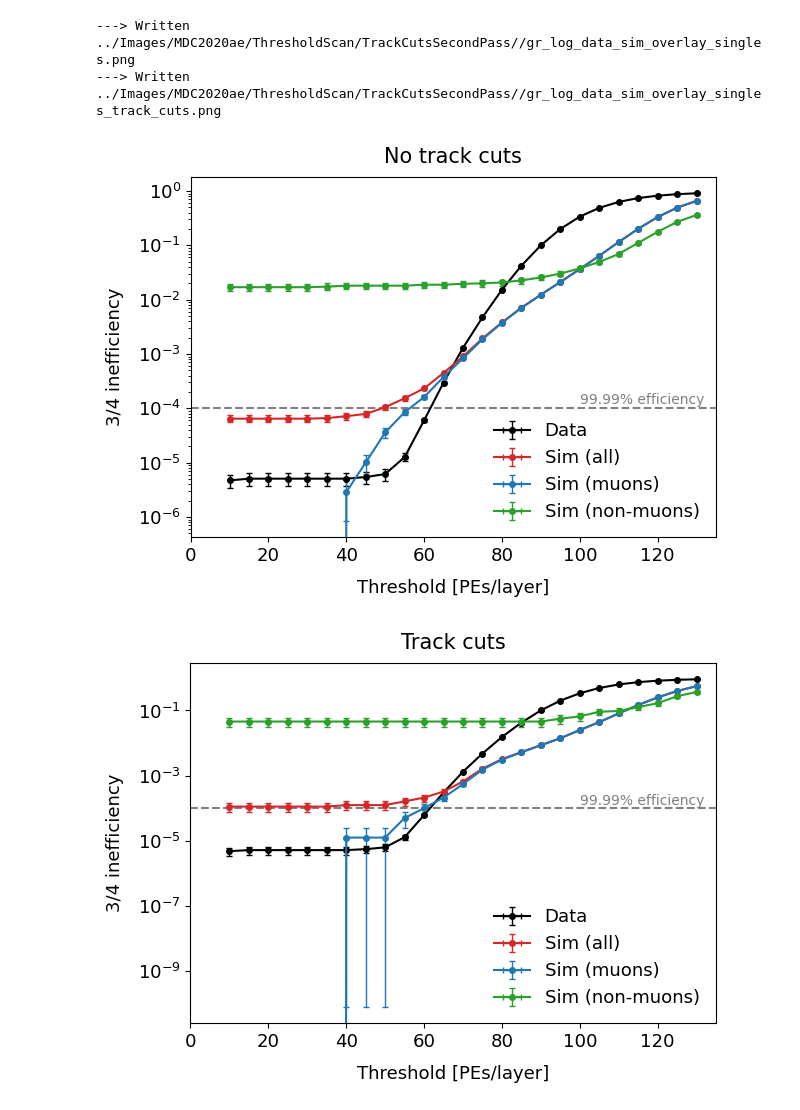
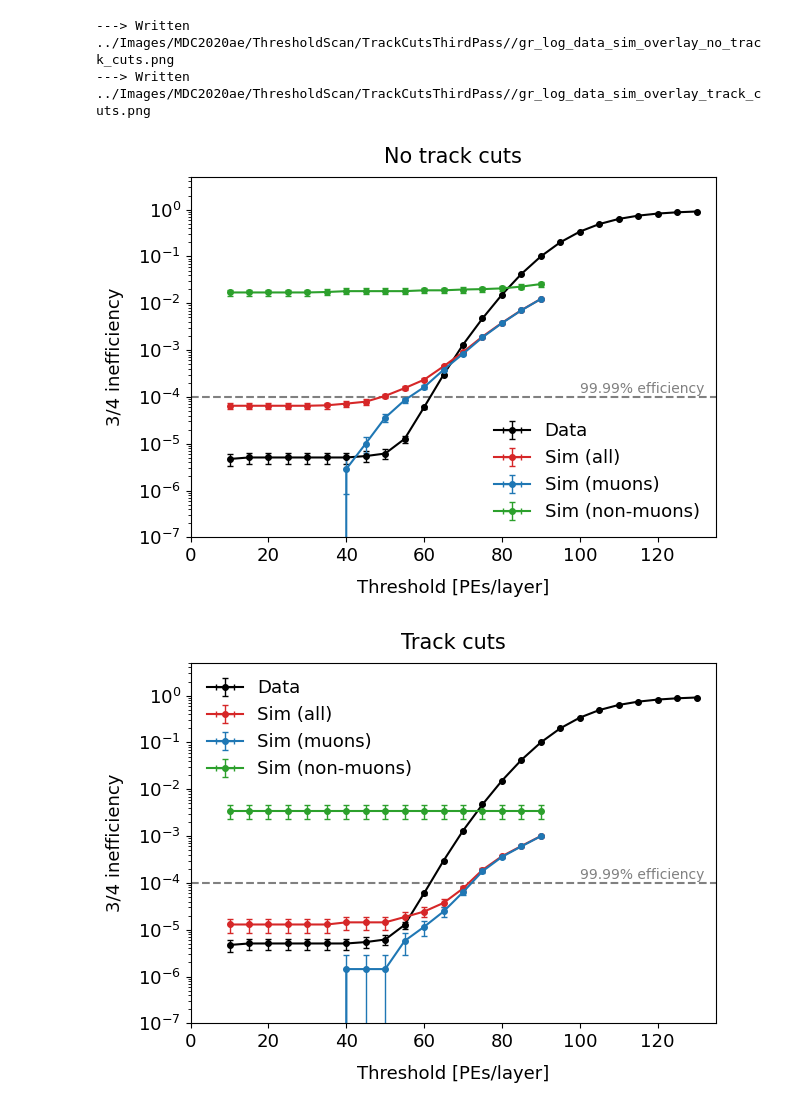
Before and after one commit to sam-grant/CRVSim, a Jupyter notebook: Analyses/Jupyter/PlotModuleEfficiency.ipynb, the cells around one changed output. Cells and saved outputs as stored; diff of their text form; code cells hidden in the pictures.

Commit message:
Added partial scan where track cuts are only applied to failures.

```diff
--- a/Analyses/Jupyter/PlotModuleEfficiency.ipynb
+++ b/Analyses/Jupyter/PlotModuleEfficiency.ipynb
@@ -79,10 +79,11 @@ def PlotGraphOverlay(graphs_, title=None, xlabel=None, ylabel=None, xmin=0, xmax
     return
 # %%
 # Produce graph objects of inefficiency, failures, successes
-def GetScan(PEs_, layer=3, particle="all", cut="singles", dataset="MDC2020ae"):
+def GetScan(PEs_, layer=3, particle="all", cut="no_track_cuts", dataset="MDC2020ae"):
 
     if False: print(f"---> Getting scan data for {layer}/4 layers, {particle}, {cut}, {dataset}.")
 
+    # inDir=f"../Txt/{dataset}/AugustCRVMeeting/SecondPass/concatenated/results"
     inDir=f"../Txt/{dataset}/concatenated/results"
 
     # # Template
@@ -115,6 +116,8 @@ def GetScan(PEs_, layer=3, particle="all", cut="singles", dataset="MDC2020ae"):
 
         data_ = pd.read_csv(finName)
 
+        # print(data_)
+
         ineff_["y"][i] = np.sum(data_["Failures"])/np.sum(data_["Total"])
         ineff_["yerr"][i] = GetIneffUnc(data_) # SE(q) = sqrt(q(1-q)/n)
 
@@ -131,12 +134,12 @@ def GetScan(PEs_, layer=3, particle="all", cut="singles", dataset="MDC2020ae"):
     return {"ineff" : ineff_, "nfail" : nfail_, "nsucc" : nsucc_}
 # %%
 # Setup parameters
-# partial = False
+partial = True
 dataset = "MDC2020ae"
 PEs_ = np.arange(10, 135, 5)
-# if partial:
-#     PEs_ = np.arange(10, 65, 5)
-outDir=f"../Images/{dataset}/ThresholdScan/TrackCutsSecondPass/"
+if partial:
+    PEs_ = np.arange(10, 95, 5)
+outDir=f"../Images/{dataset}/ThresholdScan/TrackCutsThirdPass/"
 # %%
 # Compare inefficiency between layers (good sanity check)
 particle = "all"
@@ -177,36 +180,37 @@ PlotGraphOverlay( {"No track cuts" : GetScan(PEs_, layer, "all", "singles")["ine
 # %%
 # Compare with Tyler's results
 # Tyler's data
 finNameWB = f"../Txt/Wideband/Tyler2024.csv"
 dataWB = pd.read_csv(finNameWB)
+partial = False
 if partial:
-    dataWB = dataWB[:11]
+    dataWB = dataWB[:16]
 wb_thresholds = dataWB["Thresholds"]
 wb_ineff = dataWB["Observed 3/4 inefficiency"]
 wb_ineff_err = dataWB["Error bars, observed 3/4 inefficiency"]
 
-cut="singles"
+cut="no_track_cuts"
 PlotGraphOverlay( {"Data" : {"x": wb_thresholds, "xerr" : [0]*len(wb_thresholds), "y" : wb_ineff, "yerr" : wb_ineff_err}
                    ,"Sim (all)" : GetScan(PEs_, 3, "all", cut)["ineff"]
                    ,"Sim (muons)" : GetScan(PEs_, 3, "muons", cut)["ineff"]
                    ,"Sim (non-muons)" : GetScan(PEs_, 3, "non_muons", cut)["ineff"]
                   }
                  , title="No track cuts", xlabel="Threshold [PEs/layer]", ylabel=f"3/4 inefficiency", fout=f"{outDir}/gr_log_data_sim_overlay_{cut}.png"
-                 , xmax=135, log=True, includeBlack=True, effLine=True)
+                 , ymin=1e-7, ymax=5e0, xmax=135, log=True, includeBlack=True, effLine=True)
 
-cut="singles_track_cuts"
+cut="track_cuts"
 PlotGraphOverlay( {"Data" : {"x": wb_thresholds, "xerr" : [0]*len(wb_thresholds), "y" : wb_ineff, "yerr" : wb_ineff_err}
                    ,"Sim (all)" : GetScan(PEs_, 3, "all", cut)["ineff"]
                    ,"Sim (muons)" : GetScan(PEs_, 3, "muons", cut)["ineff"]
                    ,"Sim (non-muons)" : GetScan(PEs_, 3, "non_muons", cut)["ineff"]
                   }
                  , title="Track cuts", xlabel="Threshold [PEs/layer]", ylabel=f"3/4 inefficiency", fout=f"{outDir}/gr_log_data_sim_overlay_{cut}.png"
-                 , xmax=135, log=True, includeBlack=True, effLine=True)
+                 , ymin=1e-7, ymax=5e0, xmax=135, log=True, includeBlack=True, effLine=True)
 # %% [output]
----> Written ../Images/MDC2020ae/ThresholdScan/TrackCutsSecondPass//gr_log_data_sim_overlay_singles.png
----> Written ../Images/MDC2020ae/ThresholdScan/TrackCutsSecondPass//gr_log_data_sim_overlay_singles_track_cuts.png
+---> Written ../Images/MDC2020ae/ThresholdScan/TrackCutsThirdPass//gr_log_data_sim_overlay_no_track_cuts.png
+---> Written ../Images/MDC2020ae/ThresholdScan/TrackCutsThirdPass//gr_log_data_sim_overlay_track_cuts.png
-[figure, old version]
+[figure, new version]
-[figure, old version]
+[figure, new version]
 # %%
 # Compare successes
 particle = "all"
```
Also changed, not shown: parts of 9 cells of this notebook.
